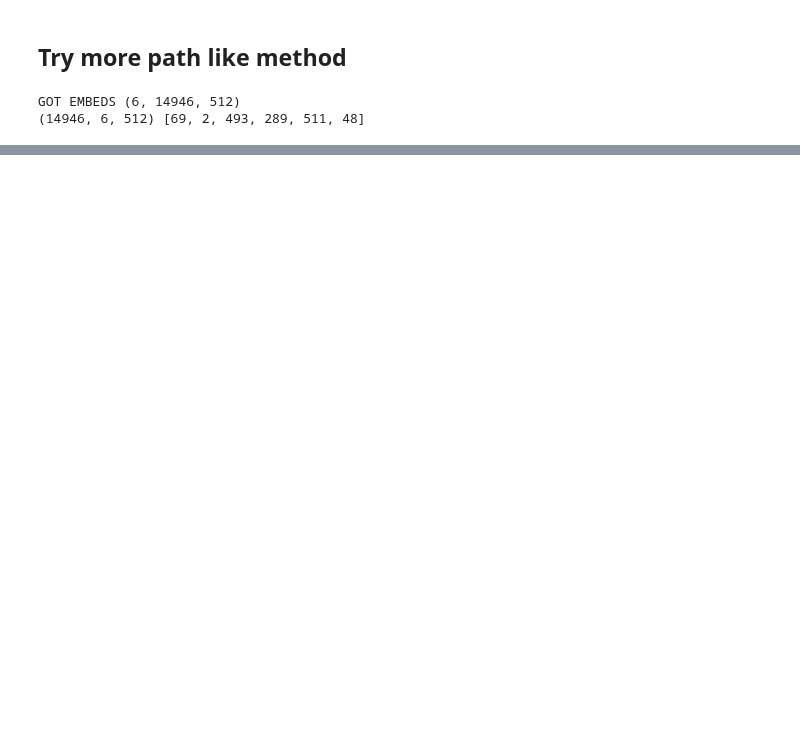
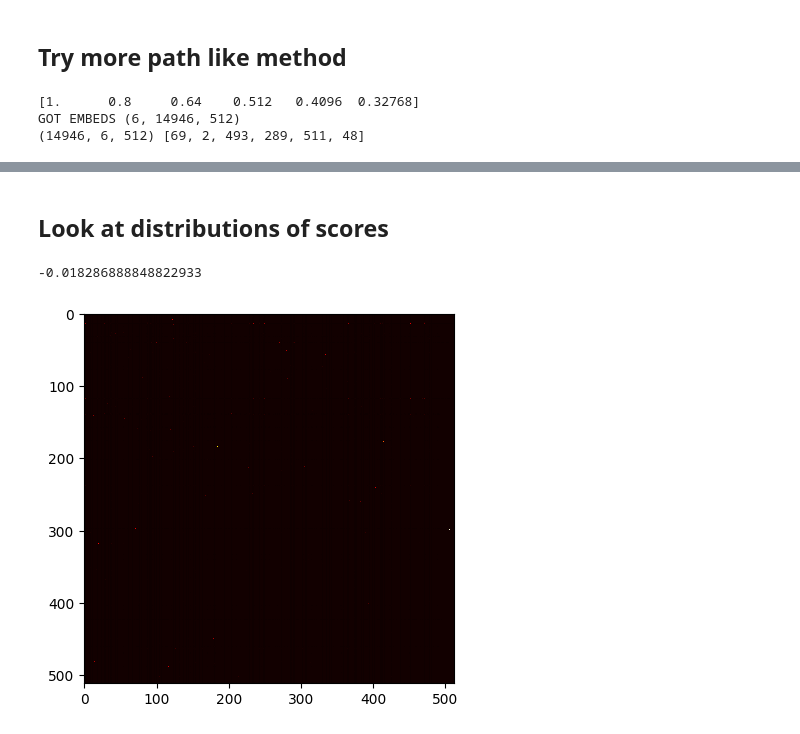
Before and after one commit to Lev-Stambler/lattice_cluster_paths, a Jupyter notebook: runner.ipynb, the cells around one changed output, grey strips where cells are left out. Drawn from its saved outputs; the diff is of its cells as text; code cells hidden in the pictures; blank space fills up the shorter version.

```diff
--- a/runner.ipynb
+++ b/runner.ipynb
@@ -188,20 +201,8 @@ Paths which seem to have meaning:
 
 """
 
-weighting_per_layer = np.ones(len(decomp.lattice_scores) + 1)
-# TODO: do we need to weight the layers?
-
-# TODO: BY NEURON WEIGHTING!
-weighting_per_layer[LAYER] = 2
-
-for i in range(LAYER):
-    weighting_per_layer[i] = 0.0
-for i in range(LAYER + 1, len(decomp.lattice_scores)):
-    G = 0.8
-    # Decrease by Gx per layer
-    weighting_per_layer[i] = G ** (i - LAYER - 1)
-
-
+weighting_per_layer = get_weighting_for_layer(LAYER, N_BLOCKS)
+print(weighting_per_layer)
 to_score = [d[:300] for d in ds][:200]
 scores = decomp.score(
     to_score,
@@ -220,6 +221,7 @@ tokens = [[model.tokenizer.decode(t) for t in model.tokenizer(d)[
 tokens_reord = [tokens[i] for i in top_args]
 scores_reord = [scores[i] for i in top_args]
 # %% [output]
+[1.      0.8     0.64    0.512   0.4096  0.32768]
 GOT EMBEDS (6, 14946, 512)
 (14946, 6, 512) [69, 2, 493, 289, 511, 48]
 # %%
@@ -277,0 +251,19 @@ display(HTML(str(html)))
+# %% [markdown]
+## Look at distributions of scores
+# %%
+decomp.lattice_scores[0].min()
+# %% [output]
+-0.018286888848822933
+# %%
+import matplotlib.pyplot as plt
+import seaborn as sns
+
+# Get distribution of lattice scores
+
+LAYER_START = 1
+
+# ax = sns.heatmap(decomp.lattice_scores[LAYER_START])
+plt.imshow((decomp.lattice_scores[LAYER_START] + 1), cmap='hot', interpolation='nearest')
+plt.show()
+# %% [output]
+[figure, added]
```
Also changed, not shown: parts of 4 cells of this notebook, 1 other file.
